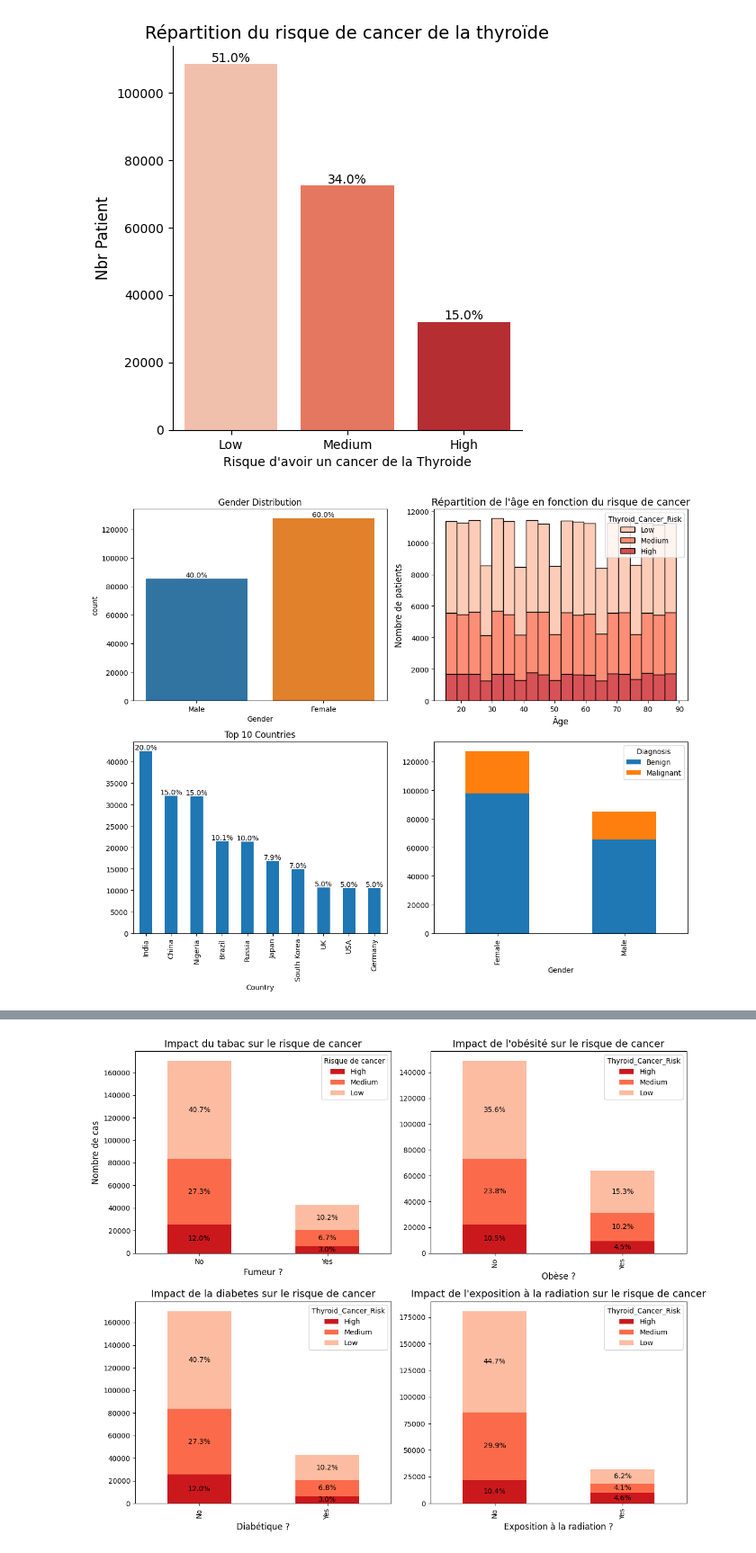
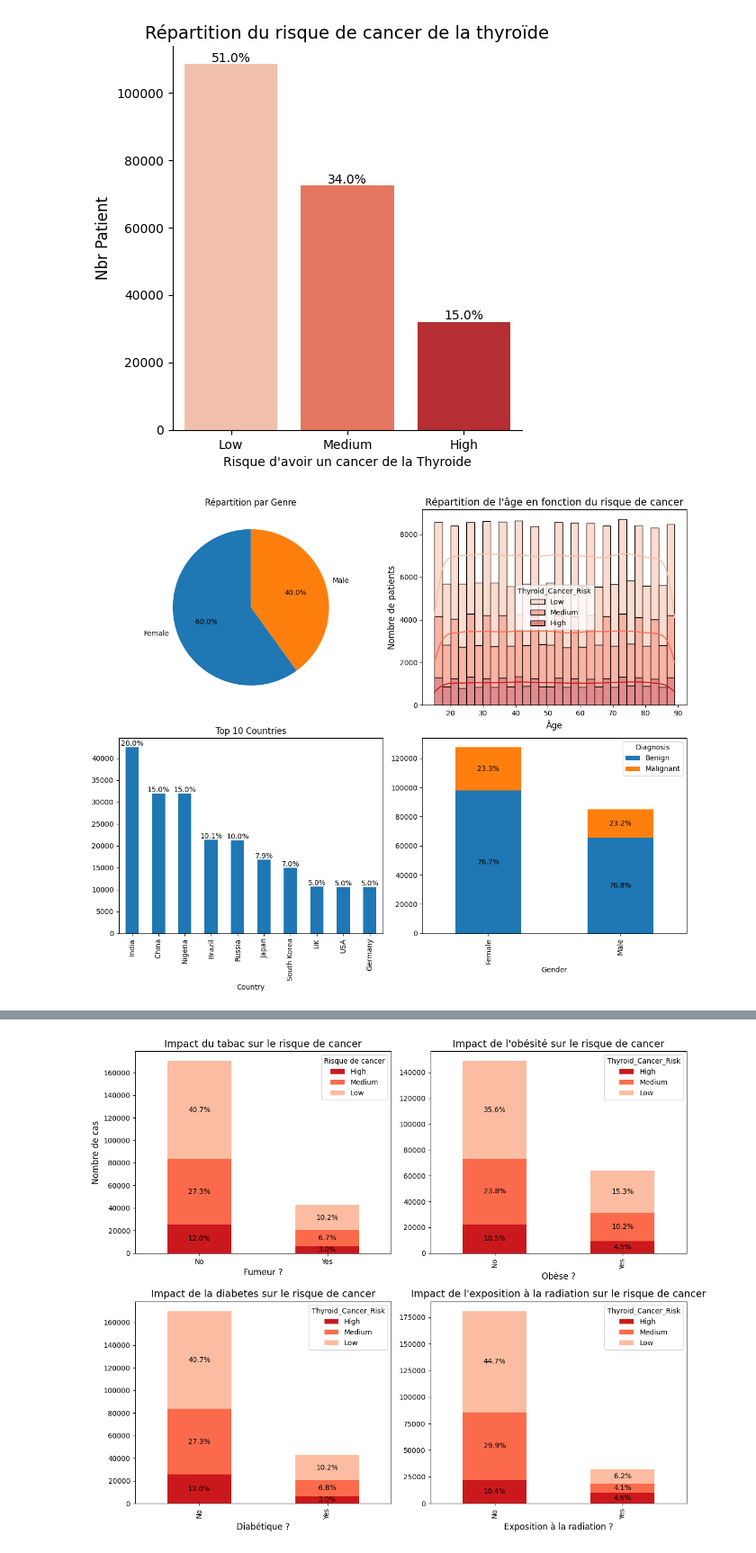
Before and after one commit to Death4Sword/ML_Cancer_Risk_Project, a Jupyter notebook: analyse_exploratoire.ipynb, the cells around one changed output, grey strips where cells are left out. Shown at 90% size. Saved outputs shown, nothing was run; the diff lists cells and outputs as text; code cells hidden in the pictures.

```diff
--- a/analyse_exploratoire.ipynb
+++ b/analyse_exploratoire.ipynb
@@ -95,40 +100,47 @@ plt.show()
 # %%
 fig, axes = plt.subplots(2, 2, figsize=(12, 10))
 
 # Répartition des risques de cancer par genre
-plot = sns.countplot(data=df, x='Gender', palette=['#1f77b4', '#ff7f0e'], ax=axes[0, 0])
-for p in plot.patches :
-    percentage = f'{100 * p.get_height() / len(df):.1f}%'
-    axes[0, 0].annotate(percentage, (p.get_x() + p.get_width() / 2, p.get_height()), ha='center', va='bottom', fontsize=10, color='black')
-axes[0, 0].set_title('Gender Distribution')
+colors = ['#1f77b4', '#ff7f0e']
+gender_counts = df['Gender'].value_counts()
+axes[0, 0].pie(gender_counts, labels=gender_counts.index, colors=colors, autopct='%1.1f%%', startangle=90)  # ✅ Correction ici
+axes[0, 0].set_title("Répartition par Genre")
 
 
 # Répartition des risques de cancer par tranche d'age
-sns.histplot(data=df, x="Age", hue="Thyroid_Cancer_Risk", multiple="stack", palette="Reds", bins=20, ax=axes[0, 1])
+sns.histplot(data=df, x="Age", hue="Thyroid_Cancer_Risk", multiple="stack", kde=True, palette="Reds", bins=30, ax=axes[0, 1])
 axes[0, 1].set_title("Répartition de l'âge en fonction du risque de cancer", fontsize=14)
 axes[0, 1].set_xlabel("Âge", fontsize=12)
 axes[0, 1].set_ylabel("Nombre de patients", fontsize=12)
 
 
 
 # Répartition des risques de cancer par Pays
 df['Country'].value_counts().head(10).plot(kind='bar', ax=axes[1, 0])
 total = df['Country'].value_counts().sum()
 for p in axes[1, 0].patches:
     percentage = f'{100 * p.get_height() / total:.1f}%'
     axes[1, 0].annotate(percentage, (p.get_x() + p.get_width() / 2, p.get_height()), ha='center', va='bottom', fontsize=10, color='black')
 axes[1, 0].set_title('Top 10 Countries')
 
 
 # Répartition du risque de cancer par genre
 gender_risk_counts = df.groupby(["Gender", "Diagnosis"]).size().unstack()
 plot = gender_risk_counts.plot(kind="bar", stacked=True, ax=axes[1, 1])
+totals = gender_risk_counts.sum(axis=1)
+for p in axes[1,1].patches:
+    gender_index = int(p.get_x() + 0.5)  # Approximation pour récupérer l'index du genre
+    total = totals.iloc[gender_index]
+    if total > 0:  # Éviter une division par zéro
+        percentage = f'{100 * p.get_height() / total:.1f}%'
+        axes[1, 1].annotate(percentage, (p.get_x() + p.get_width() / 2, p.get_y() + p.get_height() / 2), ha='center', va='center', fontsize=10, color='black')
+
 
 # Affichage des graphiques
 plt.tight_layout()
 plt.show()
 # %% [output]
-[figure, old version]
+[figure, new version]
 # %%
 #données homogénéisées mais cohérentes au vu des différentes statistiques disponibles sur les différents sites des gouvernements.
 #Voir ci contre : https://pmc.ncbi.nlm.nih.gov/articles/PMC8986939/#:~:text=5%2C%209%5D.-,Results,among%20females%20(Table%201).
```
Also changed, not shown: parts of 11 cells of this notebook.
